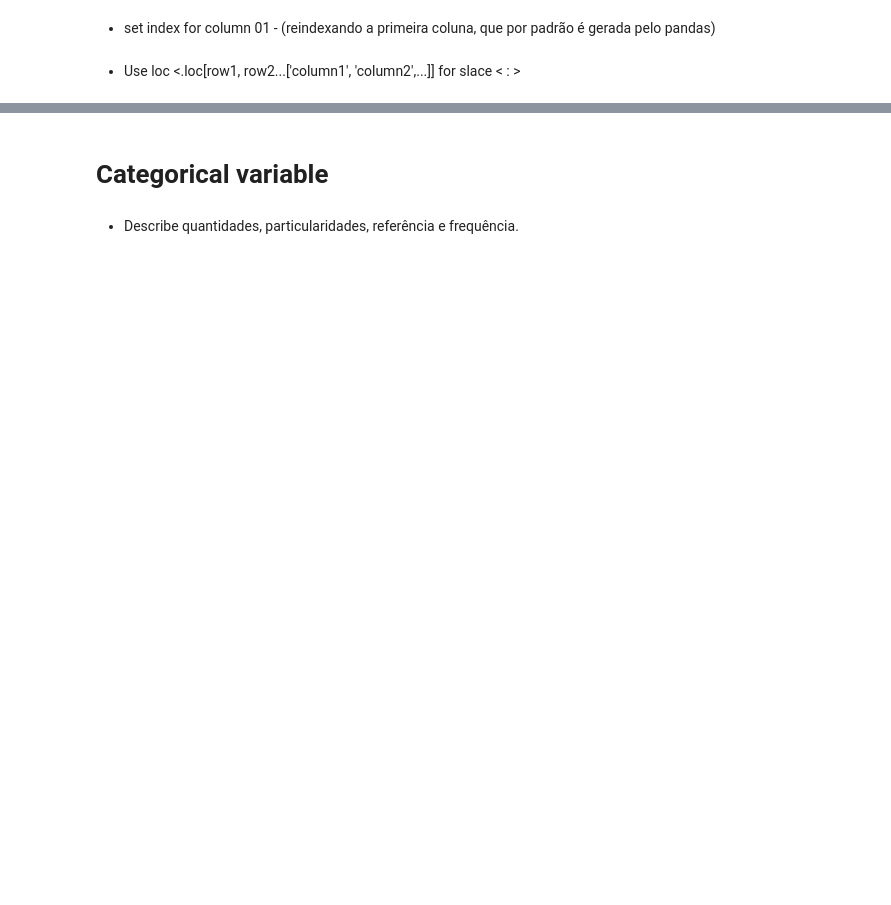
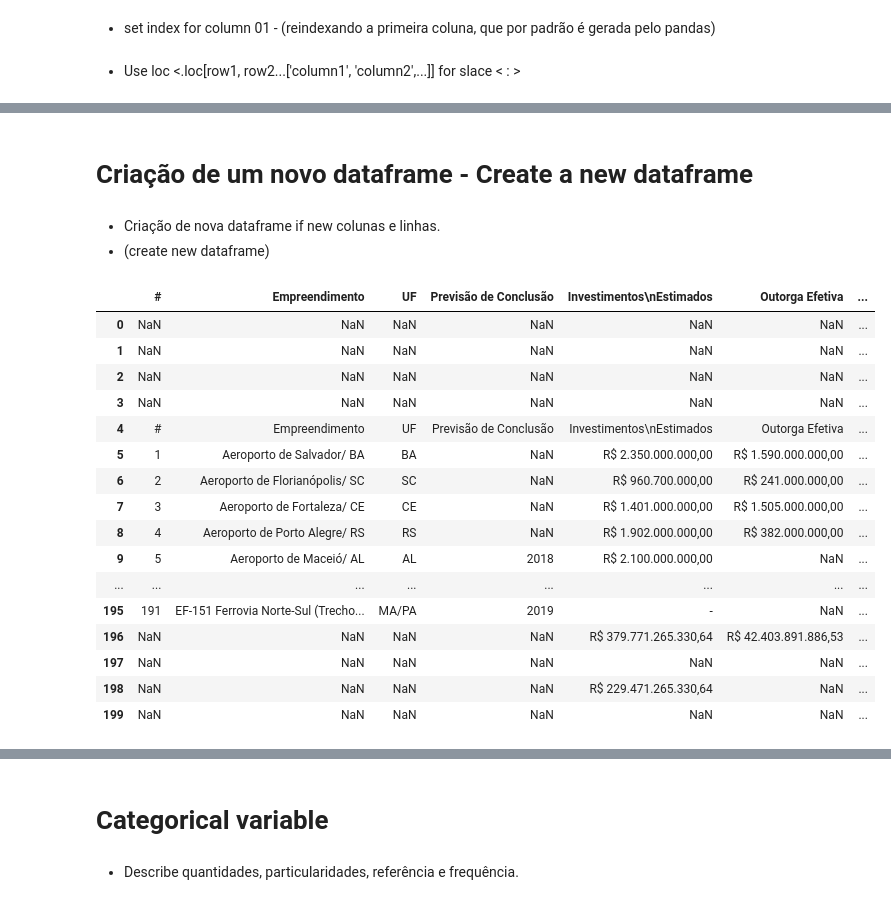
Before and after one commit to Caviuna/InfraBuilding, a Jupyter notebook: building.ipynb, the cells around one changed output, grey strips where cells are left out. Cells and saved outputs as stored; diff of their text form; code cells hidden in the pictures; blank space fills up the shorter version.

```diff
--- a/building.ipynb
+++ b/building.ipynb
@@ -282,5 +302,8 @@ ppi_df_v4.columns
 # ppi_df_v4.set_index('Unnamed: 0', inplace=True)
 # %% [markdown]
 - Use loc <.loc[row1, row2...['column1', 'column2',...]] for slace < : >
+# %%
+pd.set_option('max_rows', 200)
+pd.set_option('max_columns', 100)
 # %%
 ppi_df_v4.loc[4:]
@@ -318,0 +332,35 @@ ppi_df_v4.rename(columns={'Unnamed: 2' : 'Estado'})
+# %% [markdown]
+# Criação de um novo dataframe - Create a new dataframe
+# %% [markdown]
+- Criação de nova dataframe if new colunas e linhas.
+ - (create new dataframe)
+# %%
+df_pip_new = ppi_df_v4
+# %%
+df_pip_new.columns = [' #', 'Empreendimento', 'UF', 'Previsão de Conclusão', 'Investimentos\nEstimados',
+                       'Outorga Efetiva', '% Excedente Partilha Mínimo (média das áreas)', '% Excedente Partilha', 'Nº Empresas participantes Leilões', 'Empresas Participantes',
+                       'Nacionalidade', 'Publicação do Edital * Termo Aditivo', ' Sessão Pública (Leilão)', 'Licitante\nVencedora',
+                       'Nacionalidade', 'Ministério', 'Setor', 'Subsetor',
+                       'Modalidade\nOperacional', 'Qualificação', 'ESTUDO - MARCOS DO PROJETO', 'CONSULTA PÚBLICA',
+                       'ACÓRDÃO TCU', 'EDITAL', 'LEILÃO', 'CONTRATO', 'ESTÁGIO ATUAL DO PROCESSO',
+                       'MODALIDADE CONCESSÃO', 'MODALIDADE PRORROGAÇÃO', 'NA']
+# %%
+df_pip_new
+# %% [output]
+|  | # | Empreendimento | UF | Previsão de Conclusão | Investimentos\nEstimados | Outorga Efetiva | ... |
+| 0 | NaN | NaN | NaN | NaN | NaN | NaN | ... |
+| 1 | NaN | NaN | NaN | NaN | NaN | NaN | ... |
+| 2 | NaN | NaN | NaN | NaN | NaN | NaN | ... |
+| 3 | NaN | NaN | NaN | NaN | NaN | NaN | ... |
+| 4 | # | Empreendimento | UF | Previsão de Conclusão | Investimentos\nEstimados | Outorga Efetiva | ... |
+| 5 | 1 | Aeroporto de Salvador/ BA | BA | NaN | R$ 2.350.000.000,00 | R$ 1.590.000.000,00 | ... |
+| 6 | 2 | Aeroporto de Florianópolis/ SC | SC | NaN | R$ 960.700.000,00 | R$ 241.000.000,00 | ... |
+| 7 | 3 | Aeroporto de Fortaleza/ CE | CE | NaN | R$ 1.401.000.000,00 | R$ 1.505.000.000,00 | ... |
+| 8 | 4 | Aeroporto de Porto Alegre/ RS | RS | NaN | R$ 1.902.000.000,00 | R$ 382.000.000,00 | ... |
+| 9 | 5 | Aeroporto de Maceió/ AL | AL | 2018 | R$ 2.100.000.000,00 | NaN | ... |
+| ... | ... | ... | ... | ... | ... | ... | ... |
+| 195 | 191 | EF-151 Ferrovia Norte-Sul (Trecho... | MA/PA | 2019 | - | NaN | ... |
+| 196 | NaN | NaN | NaN | NaN | R$ 379.771.265.330,64 | R$ 42.403.891.886,53 | ... |
+| 197 | NaN | NaN | NaN | NaN | NaN | NaN | ... |
+| 198 | NaN | NaN | NaN | NaN | R$ 229.471.265.330,64 | NaN | ... |
+| 199 | NaN | NaN | NaN | NaN | NaN | NaN | ... |
```
Also changed, not shown: parts of 33 cells of this notebook.
